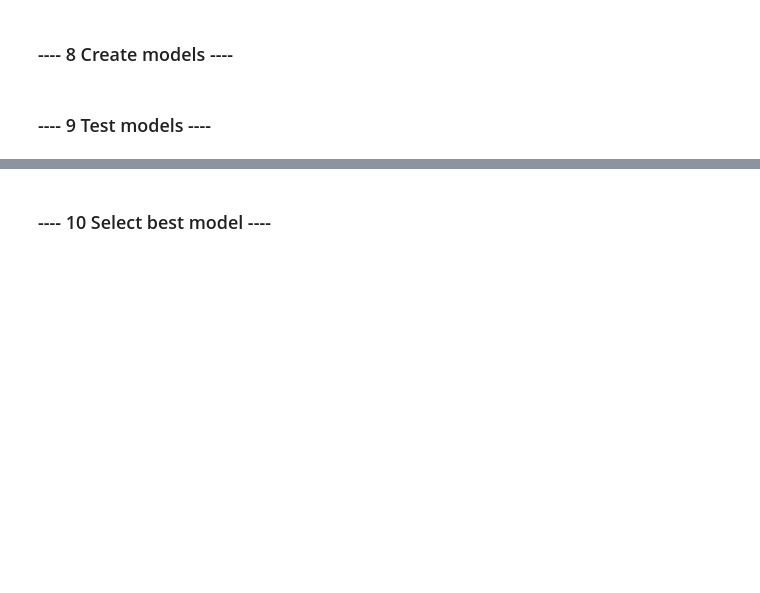
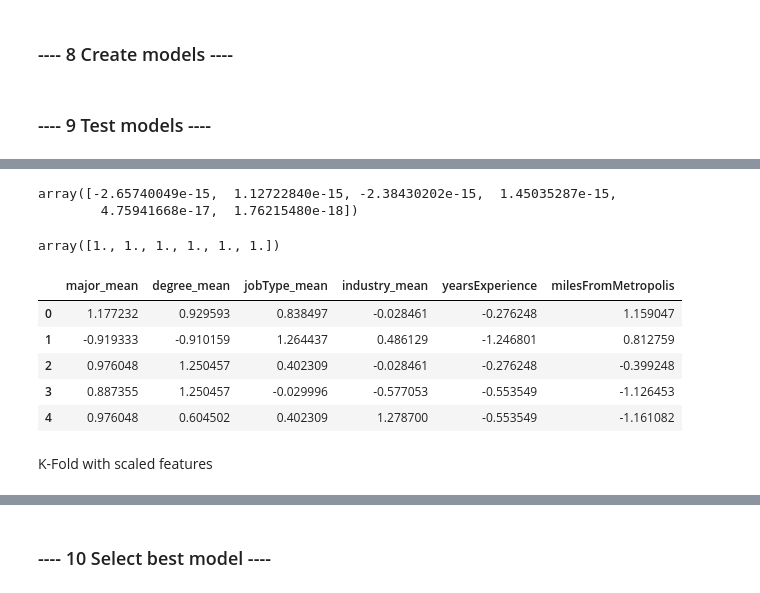
Before and after one commit to alexebe/salarypredictionportfolio, a Jupyter notebook: First Portfolio Project.ipynb, the cells around one changed output, grey strips where cells are left out. Saved outputs shown, nothing was run; the diff lists cells and outputs as text; code cells hidden in the pictures; blank space fills up the shorter version.

```diff
--- a/First Portfolio Project.ipynb
+++ b/First Portfolio Project.ipynb
@@ -413,0 +432,4 @@ Name: industry_mean, dtype: float64
+# %%
+features_1 = ['major_mean', 'degree_mean', 'jobType_mean', 'industry_mean']
+features_2 = ['major_mean', 'degree_mean', 'jobType_mean', 'industry_mean', 'yearsExperience']
+features_3 = ['major_mean', 'degree_mean', 'jobType_mean', 'industry_mean', 'yearsExperience', 'milesFromMetropolis']
@@ -413,0 +496,26 @@ Name: industry_mean, dtype: float64
+# %%
+scaler = sk.preprocessing.StandardScaler().fit(train_features[features_3])
+# %%
+train_features_scaled = scaler.transform(train_features[features_3])
+# %%
+train_features_scaled.mean(axis=0)
+# %% [output]
+array([-2.65740049e-15,  1.12722840e-15, -2.38430202e-15,  1.45035287e-15,
+        4.75941668e-17,  1.76215480e-18])
+# %%
+train_features_scaled.std(axis=0)
+# %% [output]
+array([1., 1., 1., 1., 1., 1.])
+# %%
+train_features_scaled = pd.DataFrame(train_features_scaled, columns=features_3)
+# %%
+train_features_scaled.head()
+# %% [output]
+|  | major_mean | degree_mean | jobType_mean | industry_mean | yearsExperience | milesFromMetropolis |
+| 0 | 1.177232 | 0.929593 | 0.838497 | -0.028461 | -0.276248 | 1.159047 |
+| 1 | -0.919333 | -0.910159 | 1.264437 | 0.486129 | -1.246801 | 0.812759 |
+| 2 | 0.976048 | 1.250457 | 0.402309 | -0.028461 | -0.276248 | -0.399248 |
+| 3 | 0.887355 | 1.250457 | -0.029996 | -0.577053 | -0.553549 | -1.126453 |
+| 4 | 0.976048 | 0.604502 | 0.402309 | 1.278700 | -0.553549 | -1.161082 |
+# %% [markdown]
+K-Fold with scaled features
```
Also changed, not shown: parts of 14 cells of this notebook.
